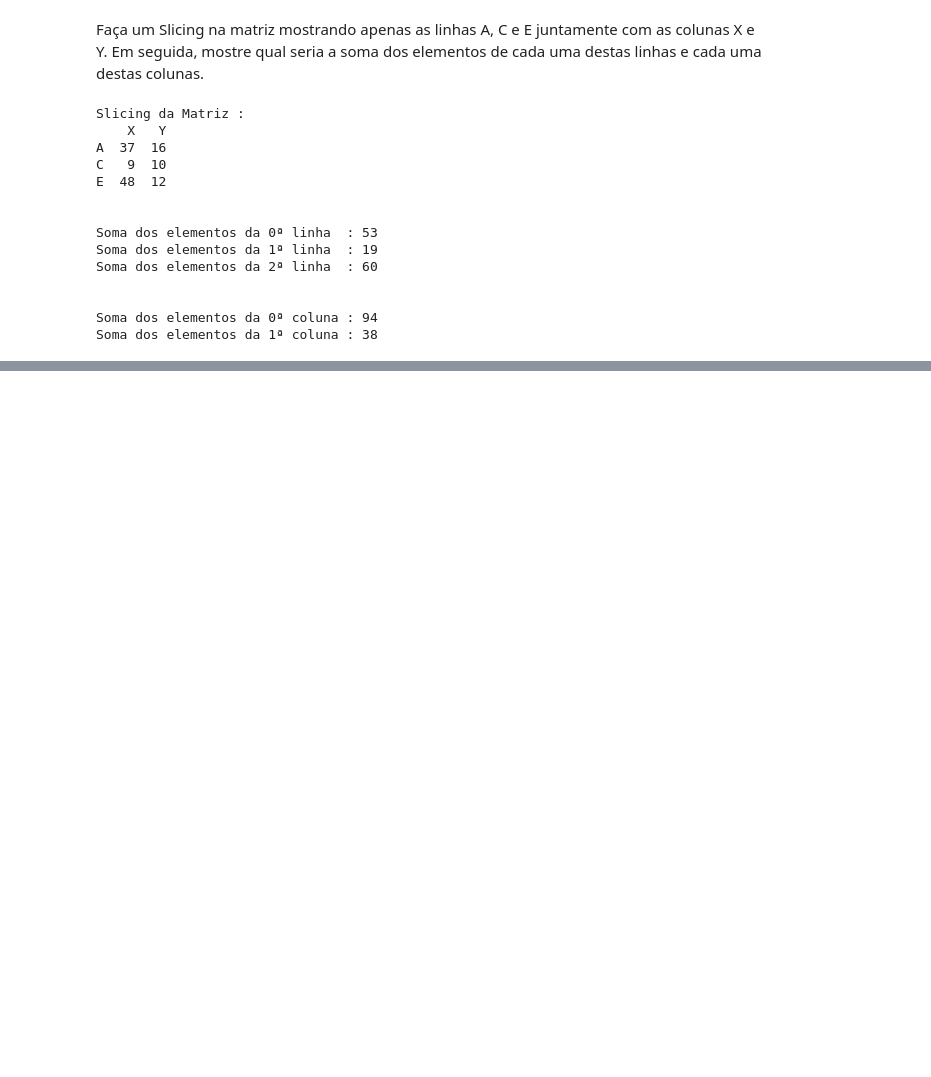
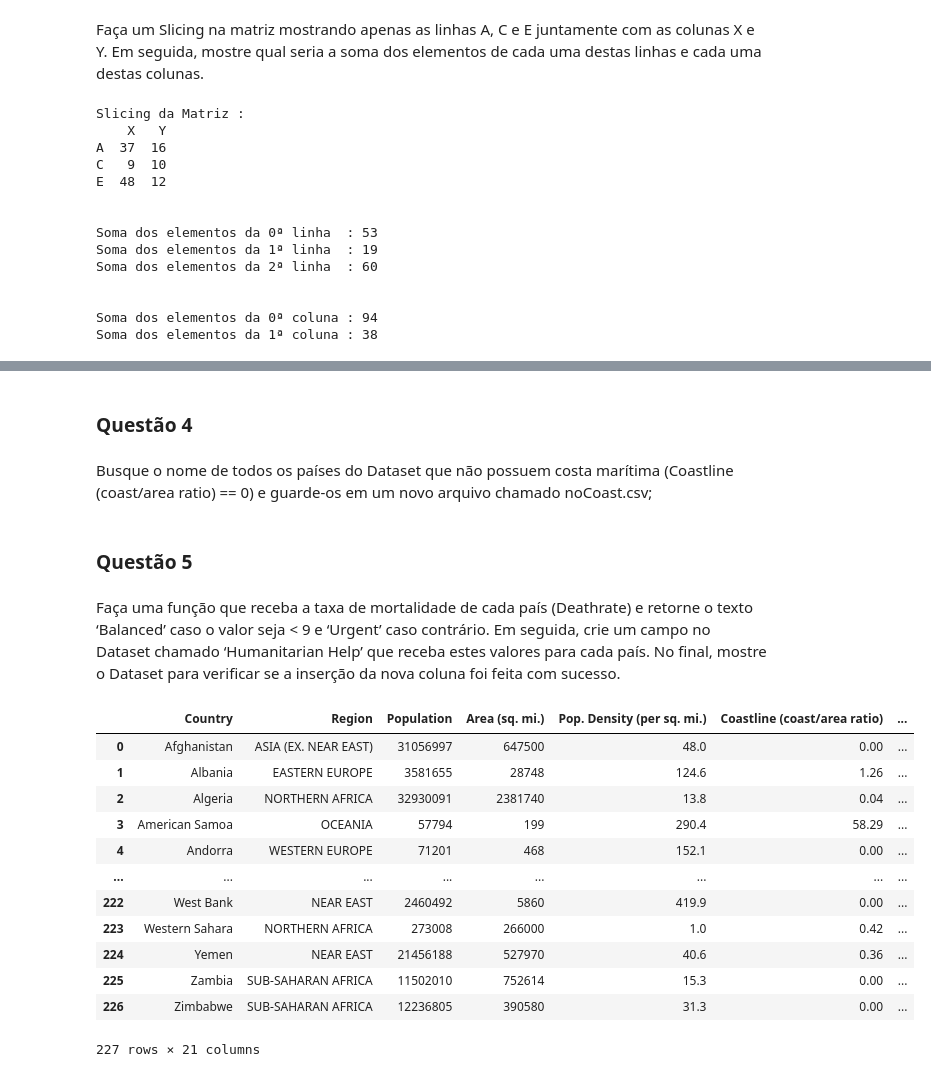
Before and after one commit to lara-ms/Aula-C11B, a Jupyter notebook: Cap5_Exercícios.ipynb, the cells around one changed output, grey strips where cells are left out. Saved outputs shown, nothing was run; the diff lists cells and outputs as text; code cells hidden in the pictures; blank space fills up the shorter version.

```diff
--- a/Cap5_Exercícios.ipynb
+++ b/Cap5_Exercícios.ipynb
@@ -180,0 +296,4 @@ Soma dos elementos da 1ª coluna : 38
+# %% [markdown]
+### **Questão 4**
+# %% [markdown]
+Busque o nome de todos os países do Dataset que não possuem costa marítima (Coastline (coast/area ratio) == 0) e guarde-os em um novo arquivo chamado noCoast.csv;
@@ -180,0 +306,29 @@ Soma dos elementos da 1ª coluna : 38
+# %% [markdown]
+### **Questão 5**
+# %% [markdown]
+Faça uma função que receba a taxa de mortalidade de cada país (Deathrate) e retorne o texto ‘Balanced’ caso o valor seja < 9 e ‘Urgent’ caso contrário. Em seguida, crie um campo no Dataset chamado ‘Humanitarian Help’ que receba estes valores para cada país. No final, mostre o Dataset para verificar se a inserção da nova coluna foi feita com sucesso.
+# %%
+# funcao que retorna Balanced ou Urgent com base na mortalidade
+def help_mortalidade(x):
+  if x < 9:
+    return 'Balanced'
+  else:
+    return 'Urgent'
+
+df_Paises['Humanitarian Help'] = df_Paises['Deathrate'].apply(help_mortalidade)
+
+display(df_Paises)
+# %% [output]
+|  | Country | Region | Population | Area (sq. mi.) | Pop. Density (per sq. mi.) | Coastline (coast/area ratio) | ... |
+| 0 | Afghanistan | ASIA (EX. NEAR EAST) | 31056997 | 647500 | 48.0 | 0.00 | ... |
+| 1 | Albania | EASTERN EUROPE | 3581655 | 28748 | 124.6 | 1.26 | ... |
+| 2 | Algeria | NORTHERN AFRICA | 32930091 | 2381740 | 13.8 | 0.04 | ... |
+| 3 | American Samoa | OCEANIA | 57794 | 199 | 290.4 | 58.29 | ... |
+| 4 | Andorra | WESTERN EUROPE | 71201 | 468 | 152.1 | 0.00 | ... |
+| ... | ... | ... | ... | ... | ... | ... | ... |
+| 222 | West Bank | NEAR EAST | 2460492 | 5860 | 419.9 | 0.00 | ... |
+| 223 | Western Sahara | NORTHERN AFRICA | 273008 | 266000 | 1.0 | 0.42 | ... |
+| 224 | Yemen | NEAR EAST | 21456188 | 527970 | 40.6 | 0.36 | ... |
+| 225 | Zambia | SUB-SAHARAN AFRICA | 11502010 | 752614 | 15.3 | 0.00 | ... |
+| 226 | Zimbabwe | SUB-SAHARAN AFRICA | 12236805 | 390580 | 31.3 | 0.00 | ... |
+227 rows × 21 columns
```
Also changed, not shown: parts of 24 cells of this notebook.
